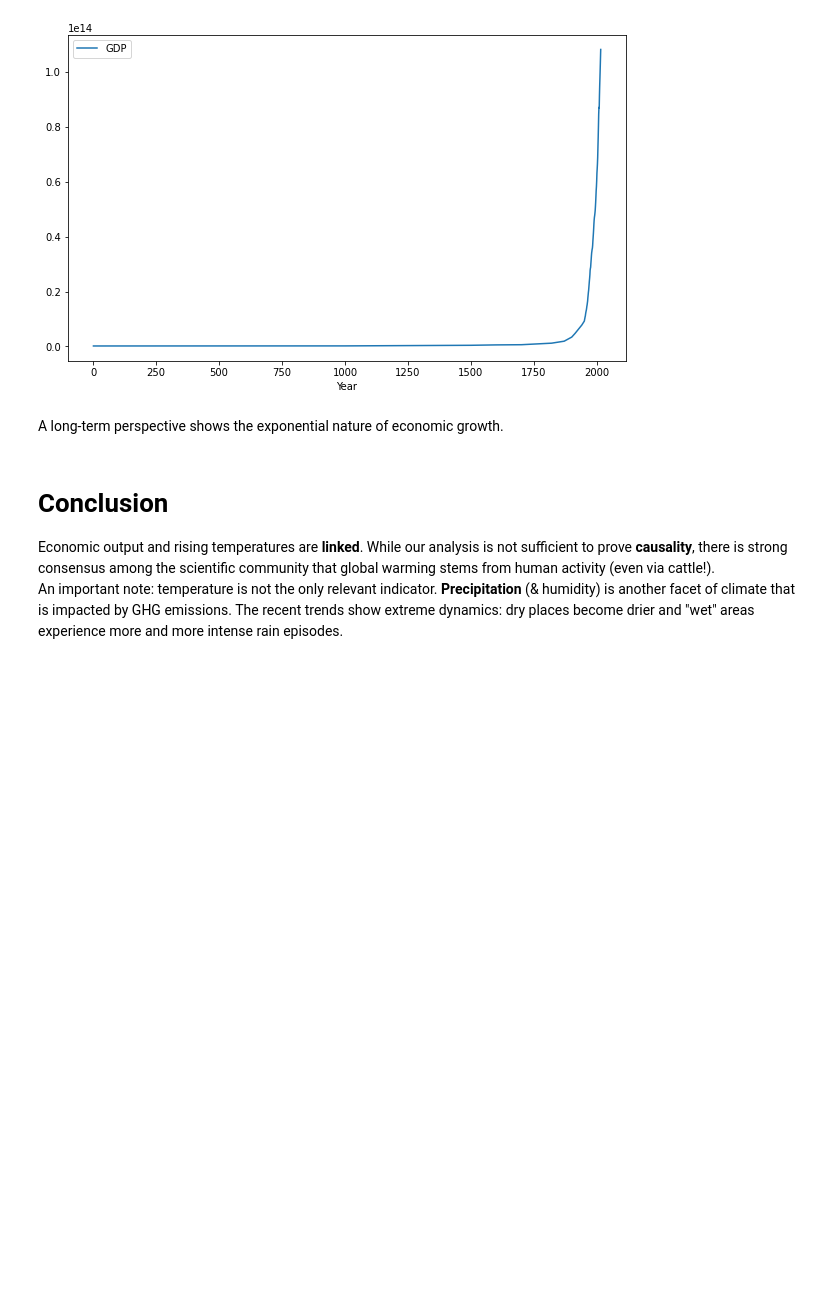
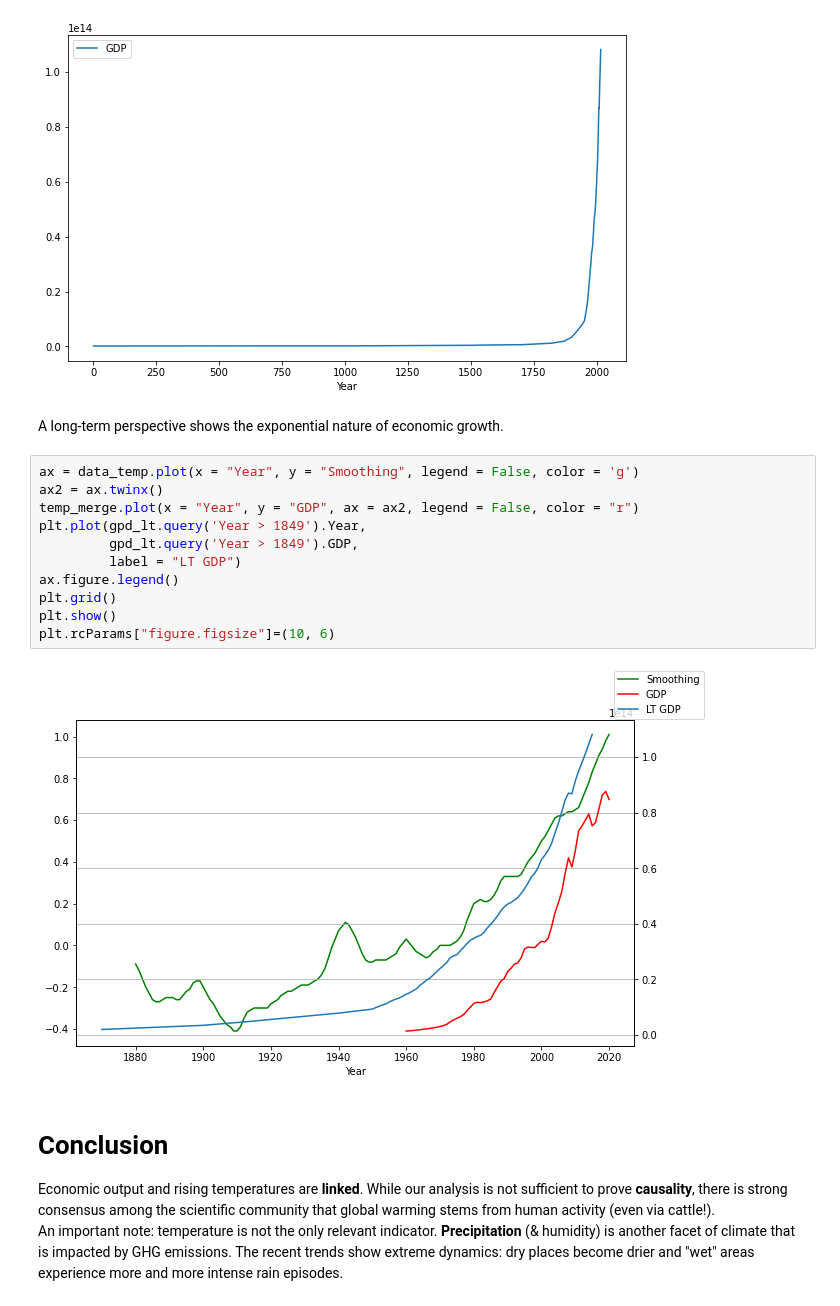
Before and after one commit to shokru/carbon_emissions, a Jupyter notebook: gdp_temp.ipynb, the cells around one changed output. Drawn from its saved outputs; the diff is of its cells as text; blank space fills up the shorter version.

```diff
--- a/gdp_temp.ipynb
+++ b/gdp_temp.ipynb
@@ -137,6 +136,19 @@ gpd_lt.plot(x = "Year", y = "GDP")
 [figure]
 # %% [markdown]
 A long-term perspective shows the exponential nature of economic growth.
+# %%
+ax = data_temp.plot(x = "Year", y = "Smoothing", legend = False, color = 'g')
+ax2 = ax.twinx()
+temp_merge.plot(x = "Year", y = "GDP", ax = ax2, legend = False, color = "r")
+plt.plot(gpd_lt.query('Year > 1849').Year,
+         gpd_lt.query('Year > 1849').GDP,
+         label = "LT GDP")
+ax.figure.legend()
+plt.grid()
+plt.show()
+plt.rcParams["figure.figsize"]=(10, 6)
+# %% [output]
+[figure, added]
 # %% [markdown]
 # Conclusion
 
```
Also changed, not shown: parts of 4 cells of this notebook.
